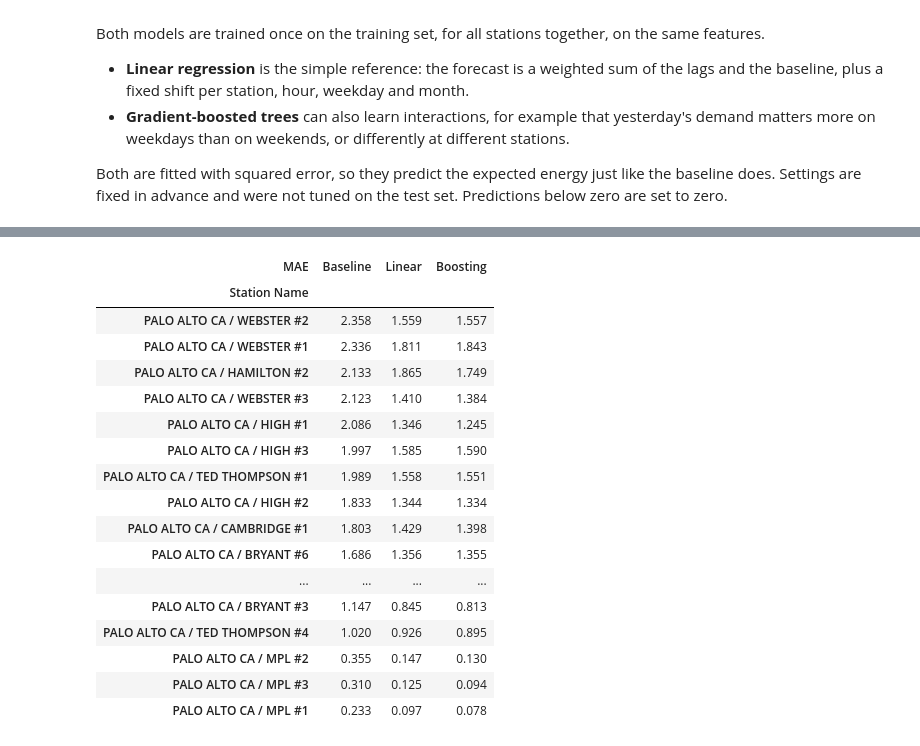
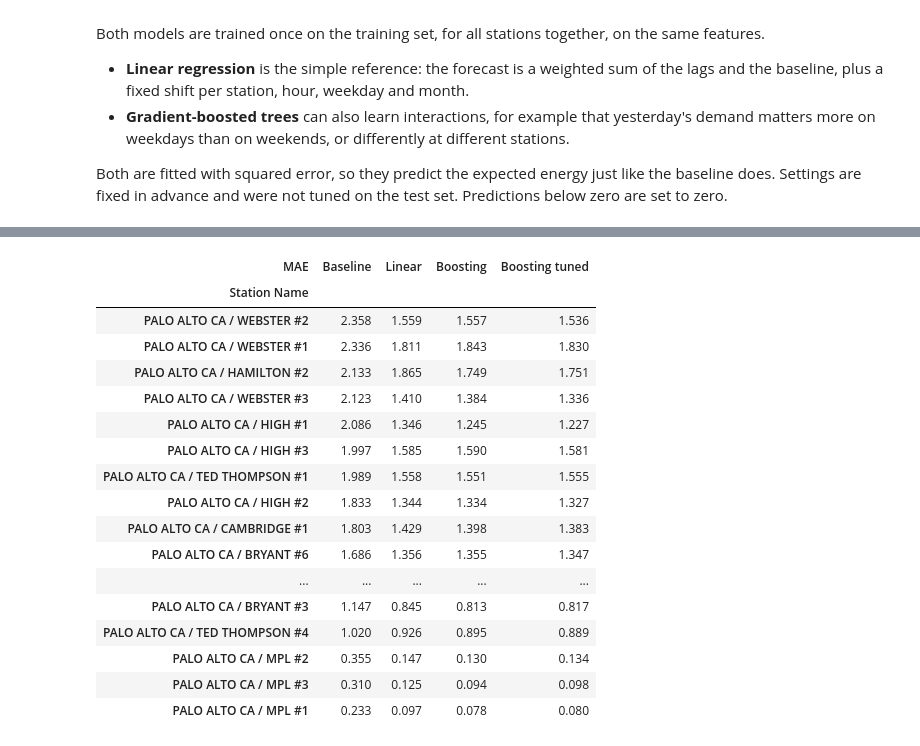
Before and after one commit to dumitritamacarenco/Introduction-to-Business-Analytics---Project-, a Jupyter notebook: task2_prediction.ipynb, the cells around one changed output, grey strips where cells are left out. Cells and saved outputs as stored; diff of their text form; code cells hidden in the pictures.

```diff
--- a/task2_prediction.ipynb
+++ b/task2_prediction.ipynb
@@ -342,0 +366,22 @@ Trained on 1062214 station-hours, predicted 454108
+# %%
+# Split the training period in time: fit on the first 80%, validate on the last 20%
+train_dates = features.loc[is_train, "Date"]
+VALIDATION_START = train_dates.quantile(0.80).normalize()
+
+# For tuning, the baseline feature may only know the fit part, not the validation slice
+fit_part_of_train = train[train["Date"] < VALIDATION_START]
+tuning_features = build_features(panel, fit_baseline(fit_part_of_train))
+
+has_target = tuning_features[TARGET].notna()
+in_fit = has_target & (tuning_features["Date"] < VALIDATION_START)
+in_validation = has_target & (tuning_features["Date"] >= VALIDATION_START) & (tuning_features["Date"] < CUTOFF)
+
+X_fit = tuning_features.loc[in_fit, FEATURES]
+y_fit = tuning_features.loc[in_fit, TARGET]
+X_validation = tuning_features.loc[in_validation, FEATURES]
+y_validation = tuning_features.loc[in_validation, TARGET].to_numpy()
+
+print(f"Fit part       : {tuning_features.loc[in_fit, 'Date'].min().date()} to {tuning_features.loc[in_fit, 'Date'].max().date()}, {in_fit.sum()} station-hours")
+print(f"Validation part: {VALIDATION_START.date()} to {tuning_features.loc[in_validation, 'Date'].max().date()}, {in_validation.sum()} station-hours")
+
+assert tuning_features.loc[in_validation, "Date"].max() < CUTOFF, "the validation slice must not touch the test set"
@@ -342,0 +459,18 @@ Trained on 1062214 station-hours, predicted 454108
+# %%
+best = tuning_table.iloc[0]
+print("Chosen settings:")
+print(best[["Loss", "Leaves", "Min rows per leaf", "Best trees"]].to_string())
+
+# Refit the chosen settings on the whole training period, then predict the same test rows as before
+tuned_model = HistGradientBoostingRegressor(
+    loss=best["Loss"],
+    max_leaf_nodes=int(best["Leaves"]),
+    min_samples_leaf=int(best["Min rows per leaf"]),
+    learning_rate=LEARNING_RATE,
+    max_iter=int(best["Best trees"]),
+    early_stopping=False,
+    categorical_features=["Station"],
+    random_state=0,
+)
+tuned_model.fit(X_train, y_train)
+scored["Boosting tuned"] = tuned_model.predict(X_test).clip(min=0)
@@ -345,5 +485,5 @@ Trained on 1062214 station-hours, predicted 454108
 # %%
-FORECASTS = ["Baseline", "Linear", "Boosting"]
+FORECASTS = ["Baseline", "Linear", "Boosting", "Boosting tuned"]
 
 
 def score_forecasts(rows):
@@ -393,7 +536,7 @@ Boosting  0.878  1.498
 mae_by_station = scored.groupby("Station Name")[[TARGET] + FORECASTS].apply(lambda rows: score_forecasts(rows)["MAE"])
 rmse_by_station = scored.groupby("Station Name")[[TARGET] + FORECASTS].apply(lambda rows: score_forecasts(rows)["RMSE"])
 
-for name in ["Linear", "Boosting"]:
+for name in ["Linear", "Boosting", "Boosting tuned"]:
     lower_mae = (mae_by_station[name] < mae_by_station["Baseline"]).sum()
     lower_rmse = (rmse_by_station[name] < rmse_by_station["Baseline"]).sum()
     print(f"{name}: lower MAE than the baseline at {lower_mae} of {len(mae_by_station)} stations, lower RMSE at {lower_rmse}")
@@ -406,23 +550,23 @@ Boosting: lower MAE than the baseline at 33 of 33 stations, lower RMSE at 33
 
 MAE per station (kWh per station-hour):
-| MAE | Baseline | Linear | Boosting |
-| Station Name |  |  |  |
-| PALO ALTO CA / WEBSTER #2 | 2.358 | 1.559 | 1.557 |
-| PALO ALTO CA / WEBSTER #1 | 2.336 | 1.811 | 1.843 |
-| PALO ALTO CA / HAMILTON #2 | 2.133 | 1.865 | 1.749 |
-| PALO ALTO CA / WEBSTER #3 | 2.123 | 1.410 | 1.384 |
-| PALO ALTO CA / HIGH #1 | 2.086 | 1.346 | 1.245 |
-| PALO ALTO CA / HIGH #3 | 1.997 | 1.585 | 1.590 |
-| PALO ALTO CA / TED THOMPSON #1 | 1.989 | 1.558 | 1.551 |
-| PALO ALTO CA / HIGH #2 | 1.833 | 1.344 | 1.334 |
-| PALO ALTO CA / CAMBRIDGE #1 | 1.803 | 1.429 | 1.398 |
-| PALO ALTO CA / BRYANT #6 | 1.686 | 1.356 | 1.355 |
-| ... | ... | ... | ... |
-| PALO ALTO CA / BRYANT #3 | 1.147 | 0.845 | 0.813 |
-| PALO ALTO CA / TED THOMPSON #4 | 1.020 | 0.926 | 0.895 |
-| PALO ALTO CA / MPL #2 | 0.355 | 0.147 | 0.130 |
-| PALO ALTO CA / MPL #3 | 0.310 | 0.125 | 0.094 |
-| PALO ALTO CA / MPL #1 | 0.233 | 0.097 | 0.078 |
+| MAE | Baseline | Linear | Boosting | Boosting tuned |
+| Station Name |  |  |  |  |
+| PALO ALTO CA / WEBSTER #2 | 2.358 | 1.559 | 1.557 | 1.536 |
+| PALO ALTO CA / WEBSTER #1 | 2.336 | 1.811 | 1.843 | 1.830 |
+| PALO ALTO CA / HAMILTON #2 | 2.133 | 1.865 | 1.749 | 1.751 |
+| PALO ALTO CA / WEBSTER #3 | 2.123 | 1.410 | 1.384 | 1.336 |
+| PALO ALTO CA / HIGH #1 | 2.086 | 1.346 | 1.245 | 1.227 |
+| PALO ALTO CA / HIGH #3 | 1.997 | 1.585 | 1.590 | 1.581 |
+| PALO ALTO CA / TED THOMPSON #1 | 1.989 | 1.558 | 1.551 | 1.555 |
+| PALO ALTO CA / HIGH #2 | 1.833 | 1.344 | 1.334 | 1.327 |
+| PALO ALTO CA / CAMBRIDGE #1 | 1.803 | 1.429 | 1.398 | 1.383 |
+| PALO ALTO CA / BRYANT #6 | 1.686 | 1.356 | 1.355 | 1.347 |
+| ... | ... | ... | ... | ... |
+| PALO ALTO CA / BRYANT #3 | 1.147 | 0.845 | 0.813 | 0.817 |
+| PALO ALTO CA / TED THOMPSON #4 | 1.020 | 0.926 | 0.895 | 0.889 |
+| PALO ALTO CA / MPL #2 | 0.355 | 0.147 | 0.130 | 0.134 |
+| PALO ALTO CA / MPL #3 | 0.310 | 0.125 | 0.094 | 0.098 |
+| PALO ALTO CA / MPL #1 | 0.233 | 0.097 | 0.078 | 0.080 |
 # %%
 # The stations that opened after the cut-off. The baseline has no history for them,
 # so they are not part of the comparison above, but the models can still forecast them from their lags.
```
Also changed, not shown: parts of 17 cells of this notebook.
